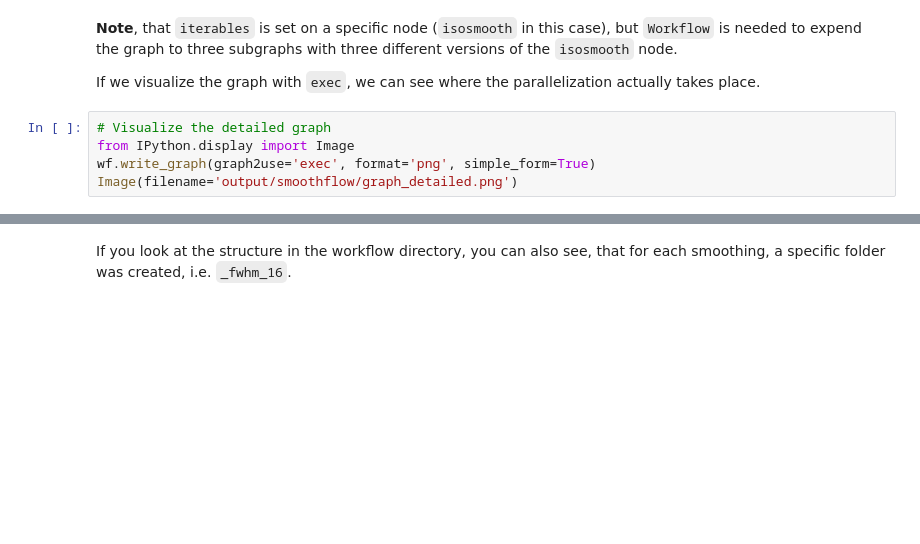
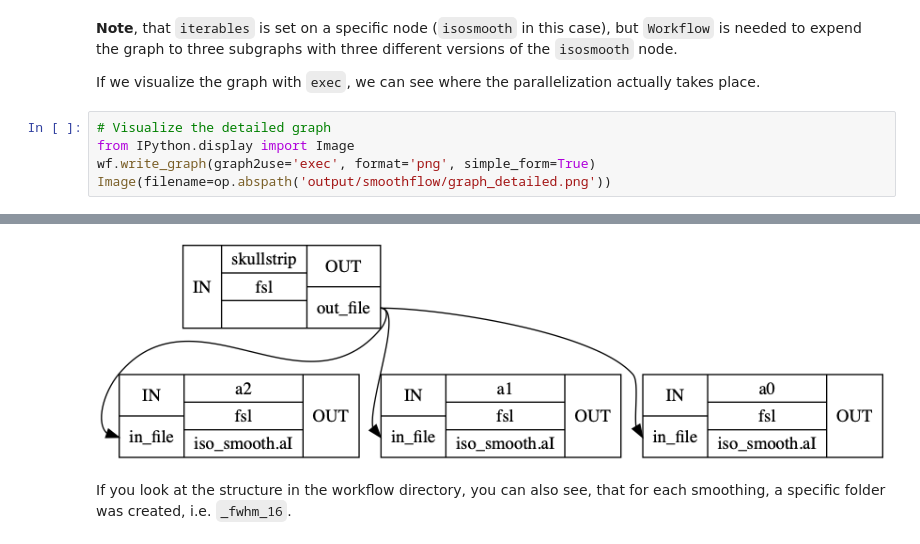
Before and after one commit to MonashBI/nipype_arcana_workshop, a Jupyter notebook: notebooks/basic_iteration.ipynb, the cells around one changed output, grey strips where cells are left out. Saved outputs shown, nothing was run; the diff lists cells and outputs as text; blank space fills up the shorter version.

```diff
--- a/notebooks/basic_iteration.ipynb
+++ b/notebooks/basic_iteration.ipynb
@@ -46,4 +66,5 @@ If we visualize the graph with ``exec``, we can see where the parallelization ac
 # Visualize the detailed graph
 from IPython.display import Image
 wf.write_graph(graph2use='exec', format='png', simple_form=True)
-Image(filename='output/smoothflow/graph_detailed.png')
+Image(filename=op.abspath('output/smoothflow/graph_detailed.png'))
+# %% [output]
@@ -50,3 +73,4 @@ Image(filename='output/smoothflow/graph_detailed.png')
+[figure, added]
 # %% [markdown]
 If you look at the structure in the workflow directory, you can also see, that for each smoothing, a specific folder was created, i.e. ``_fwhm_16``.
 # %%
```
Also changed, not shown: parts of 10 cells of this notebook.
